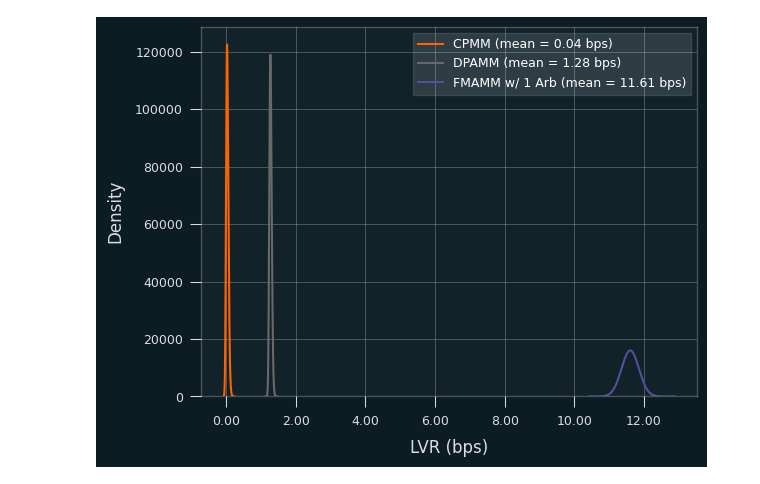
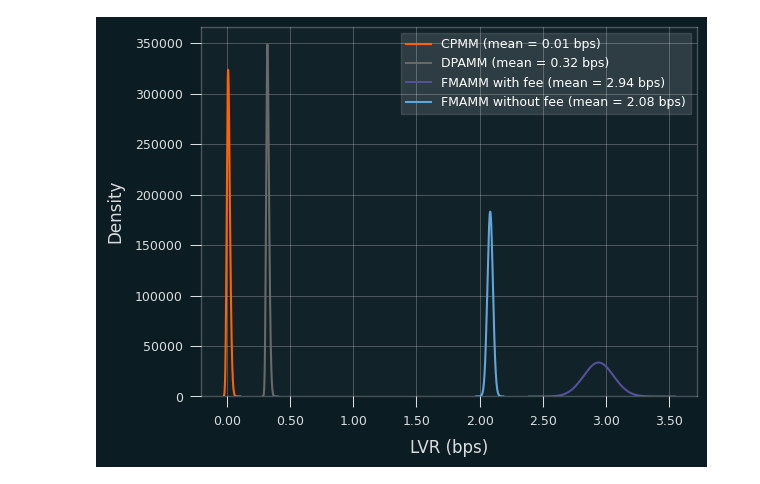
Before and after one commit to kosunghun317/alternative_AMMs, a Jupyter notebook: notes/LVR_comparison_with_fee.ipynb, the cells around one changed output. Saved outputs shown, nothing was run; the diff lists cells and outputs as text; code cells hidden in the pictures.

```diff
--- a/notes/LVR_comparison_with_fee.ipynb
+++ b/notes/LVR_comparison_with_fee.ipynb
@@ -253,13 +253,14 @@ def run_simulations(
     paths,
     days=1,
 ):
-    # lvr for CPMM and FMAMM with 1 and 2 arbitrageurs, respectively
-    results = np.zeros((6, paths))
+    # lvr for CPMM, DPAMM, FMAMM with 15 bps fee, FMAMM with 0 bps fee
+    results = np.zeros((8, paths))
 
     for jj in range(paths):
         amm0 = CPMM(2500.0, 10_000.0, 0.003)
-        amm1 = DPAMM(2500.0, 10_000.0, 0.003, 0.006)
+        amm1 = DPAMM(2500.0, 10_000.0, 0.003, 0.01)
         amm2 = FMAMM(2500.0, 10_000.0, 0.0015)
+        amm3 = FMAMM(2500.0, 10_000.0, 0.0)
 
         # save the initial price
         p0 = amm0.P
@@ -276,6 +277,7 @@ def run_simulations(
         lvr0 = 0.0
         lvr1 = 0.0
         lvr2 = 0.0
+        lvr3 = 0.0
 
         for i in range(T):
             # CPMM
@@ -288,24 +290,31 @@ def run_simulations(
             x1, y1 = amm1.tradeToPrice(prices[i])
             lvr1 += -(prices[i] * x1 + y1) / val1
 
-            # FMAMM
+            # FMAMM with 15 bps fee
             val2 = prices[i] * amm2.xReserves() + amm2.yReserves()
             x2, y2 = amm2.tradeToPrice(prices[i])
             lvr2 += -(prices[i] * x2 + y2) / val2
+
+            # FMAMM with 0 bps fee
+            val3 = prices[i] * amm3.xReserves() + amm3.yReserves()
+            x3, y3 = amm3.tradeToPrice(prices[i])
+            lvr3 += -(prices[i] * x3 + y3) / val3
 
         results[:, jj] = [
             lvr0 / days,
             lvr1 / days,
             lvr2 / days,
+            lvr3 / days,
             prices[T - 1] * amm0.xReserves() + amm0.yReserves(),
             prices[T - 1] * amm1.xReserves() + amm1.yReserves(),
             prices[T - 1] * amm2.xReserves() + amm2.yReserves(),
+            prices[T - 1] * amm3.xReserves() + amm3.yReserves(),
         ]
 
     return results
 # %%
-daily_std = 0.1
-block_time = 5  # 12 for Mainnet, 5 for Gnosis, 1 for L2s
+daily_std = 0.05
+block_time = 12  # 12 for Mainnet, 5 for Gnosis, 1 for L2s
 blocks_per_day = 24 * 60 * 60 / block_time
 paths = 10_000
 days = 7
@@ -315,35 +324,40 @@ results = run_simulations(daily_std, blocks_per_day, paths, days)
 # sns.set_style("darkgrid")
 # sns.set_palette("autumn")
 
 bw_adjust = 5
 means = np.mean(results, 1)
 
 # Plotting with the specified adjustments
 ax = sns.kdeplot(
     data=results[0, :],
     bw_adjust=bw_adjust,
     label=f"CPMM (mean = {means[0] * 10**4:.2f} bps)",
 )
 ax = sns.kdeplot(
     data=results[1, :],
     bw_adjust=bw_adjust,
     label=f"DPAMM (mean = {means[1] * 10**4:.2f} bps)",
 )
 ax = sns.kdeplot(
     data=results[2, :],
     bw_adjust=bw_adjust,
-    label=f"FMAMM w/ 1 Arb (mean = {means[2] * 10**4:.2f} bps)",
+    label=f"FMAMM with fee (mean = {means[2] * 10**4:.2f} bps)",
+)
+ax = sns.kdeplot(
+    data=results[3, :],
+    bw_adjust=bw_adjust,
+    label=f"FMAMM without fee (mean = {means[3] * 10**4:.2f} bps)",
 )
 
 ax.set(xlabel="LVR (bps)", ylabel="Density")
 ticks_loc = ax.get_xticks().tolist()
 ax.xaxis.set_major_locator(mticker.FixedLocator(ticks_loc))
 ax.set_xticklabels([f"{tick * 10000:.2f}" for tick in ticks_loc])
 
 plt.legend()
 plt.show()
 # %% [output]
-[figure, old version]
+[figure, new version]
 # %%
 # Plotting with the specified adjustments
 ax = sns.kdeplot(
```
Also changed, not shown: parts of 1 cell of this notebook, 3 other files.
